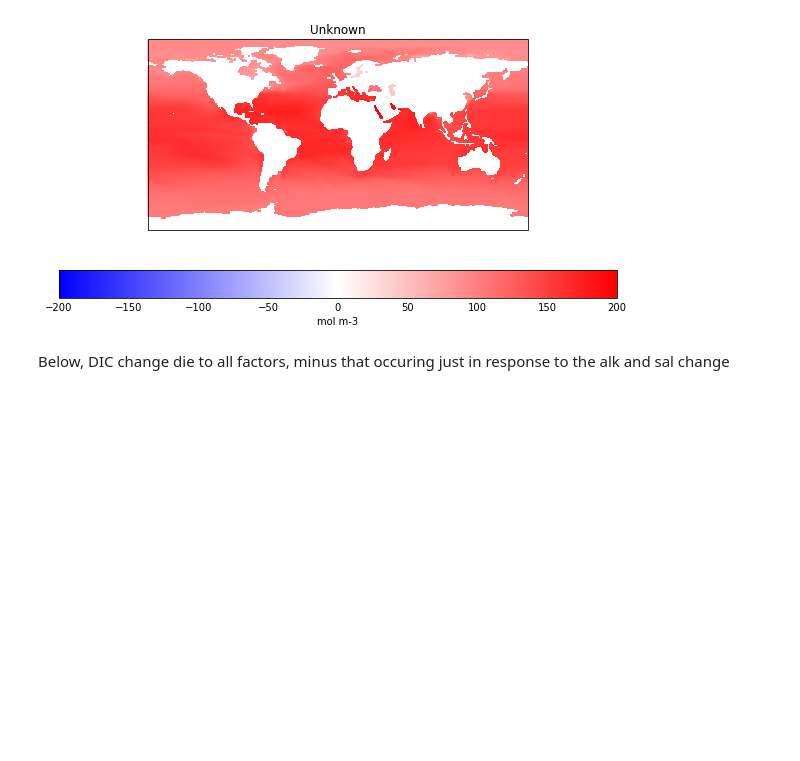
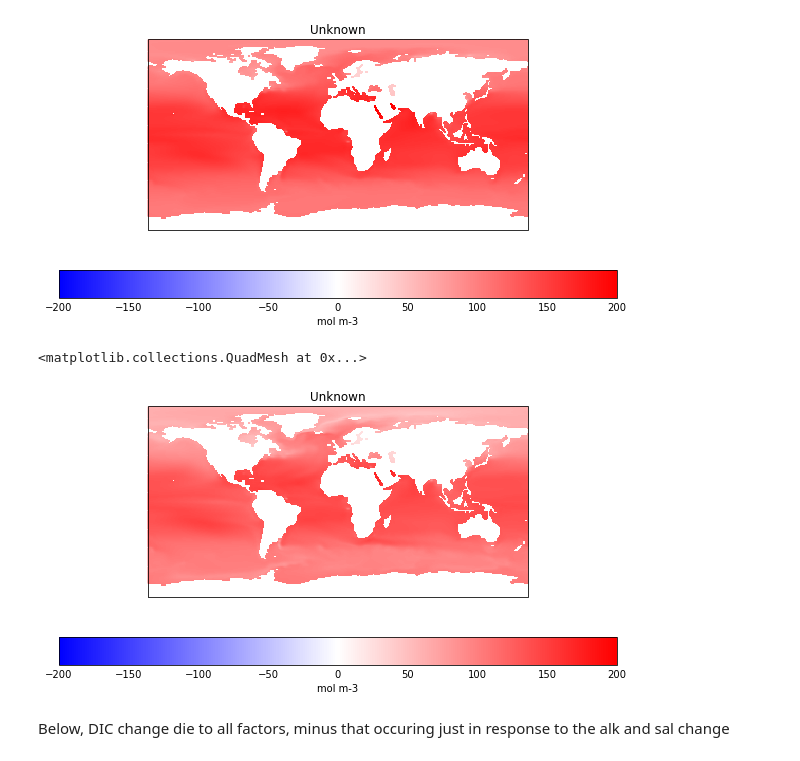
Before and after one commit to PaulHalloran/Jupiter_notebooks_halloran, a Jupyter notebook: global_PminusE_alkalinit_driven_DIC.ipynb, the cells around one changed output. Saved outputs shown, nothing was run; the diff lists cells and outputs as text; code cells hidden in the pictures; blank space fills up the shorter version.

```diff
--- a/global_PminusE_alkalinit_driven_DIC.ipynb
+++ b/global_PminusE_alkalinit_driven_DIC.ipynb
@@ -742,6 +741,34 @@ c_dissic_data_out3 = np.reshape(CO2dict3['TCO2'],np.shape(c_talk_data))
 c_dissic_out3 = c_dissic.copy()
 c_dissic_out3.data = c_dissic_data_out3
 # qplt.pcolormesh(c_dissic_out2[0],vmin=1800,vmax=2300)
+# %%
+c_sos_data_init_climatology_repeat = np.tile(np.mean(c_sos_data[0:20,:,:],axis=0), (np.shape(c_sos_data)[0],1,1))
+c_c_talk_data_data_init_climatology_repeat = np.tile(np.mean(c_talk_data[0:20,:,:],axis=0), (np.shape(c_talk_data)[0],1,1))
+
+# https://pyco2sys.readthedocs.io/en/latest/co2sys_nd/#arguments
+par1type = 1  # The first parameter supplied is of type "1", which is "alkalinity"
+par1 = c_c_talk_data_data_init_climatology_repeat * 1.0e3  # value of the first parameter
+par2type = 5  # The first parameter supplied is of type "1", which is "DIC"
+par2 = fCO2
+# ^ value of the second parameter, which is a long vector of different DIC's!
+sal = c_sos_data_init_climatology_repeat # Salinity of the sample
+tempin = c_tos_data  # Temperature at input conditions
+presin = 0  # Pressure    at input conditions
+tempout = 0  # Temperature at output conditions - doesn't matter in this example
+presout = 0  # Pressure    at output conditions - doesn't matter in this example
+sil = 0  # Concentration of silicate  in the sample (in umol/kg)
+po4 = 0  # Concentration of phosphate in the sample (in umol/kg)
+pHscale = 1  # pH scale at which the input pH is reported ("1" means "Total Scale")  - doesn't matter in this example
+k1k2c = 4  # Choice of H2CO3 and HCO3- dissociation constants K1 and K2 ("4" means "Mehrbach refit")
+kso4c = 1  # Choice of HSO4- dissociation constants KSO4 ("1" means "Dickson")
+
+# Do the calculation. See CO2SYS's help for syntax and output format
+CO2dict4 = CO2SYS(par1,par2,par1type,par2type,sal,tempin,tempout,presin,presout,sil,po4,pHscale,k1k2c,kso4c)
+# %%
+c_dissic_data_out4 = np.reshape(CO2dict4['TCO2'],np.shape(c_talk_data))
+c_dissic_out4 = c_dissic.copy()
+c_dissic_out4.data = c_dissic_data_out4
+# qplt.pcolormesh(c_dissic_out2[0],vmin=1800,vmax=2300)
 # %% [markdown]
 ## 21stC story
 # %% [markdown]
@@ -808,6 +835,15 @@ qplt.pcolormesh(DIC_change_just_atm_co2,cmap='bwr',vmin=-200,vmax=200)
 # %% [output]
 <matplotlib.collections.QuadMesh at 0x...>
 [figure]
+# %%
+DIC_change_just_atm_co2_and_T = c_dissic_out4[-20::].collapsed('time',iris.analysis.MEAN) - c_dissic_out4[0:20].collapsed('time',iris.analysis.MEAN)
+DIC_change_just_atm_co2_and_T.data.mask = np.logical_not((np.isfinite(DIC_change_all_factors_seawater_pco2.data))).data
+
+plt.figure(figsize=(10,5))
+qplt.pcolormesh(DIC_change_just_atm_co2_and_T,cmap='bwr',vmin=-200,vmax=200)
+# %% [output]
+<matplotlib.collections.QuadMesh at 0x...>
+[figure, added]
 # %% [markdown]
 Below, DIC change die to all factors, minus that occuring just in response to the alk and sal change
 # %%
```
Also changed, not shown: parts of 10 cells of this notebook, 1 other file.
